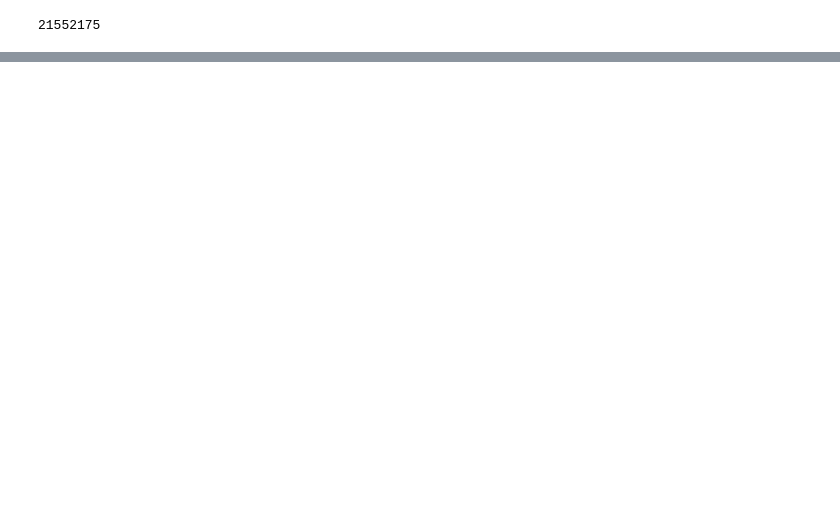
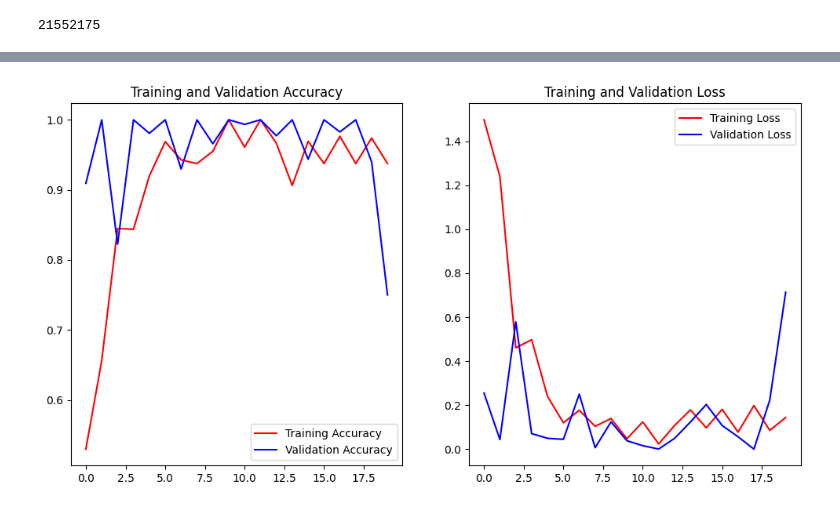
Before and after one commit to csm34/SignLanguage, a Jupyter notebook: SignLanguage.ipynb, the cells around one changed output, grey strips where cells are left out. Saved outputs shown, nothing was run; the diff lists cells and outputs as text; code cells hidden in the pictures; blank space fills up the shorter version.

```diff
--- a/SignLanguage.ipynb
+++ b/SignLanguage.ipynb
@@ -236,0 +118,7 @@ g = sns.heatmap(cm, cmap='Reds',annot=True,
+# %%
+# Apply augmentation only to training data
+train_generator = train_datagen.flow(training_images, training_labels, batch_size=32)
+# %%
+# Validation data (no augmentation)
+validation_datagen = ImageDataGenerator(rescale=1.0)
+validation_generator = validation_datagen.flow(testing_images, testing_labels, batch_size=32)
@@ -236,0 +145,15 @@ g = sns.heatmap(cm, cmap='Reds',annot=True,
+# %%
+# Compile the model
+model.compile(
+    optimizer=tf.keras.optimizers.Adam(learning_rate=0.001),
+    loss='sparse_categorical_crossentropy',
+    metrics=['accuracy']
+)
+# %%
+history = model.fit(
+    train_generator,
+    epochs=20,
+    validation_data=validation_generator,
+    steps_per_epoch=len(training_images) // 32,
+    validation_steps=len(testing_images) // 32
+)
@@ -236,0 +190,20 @@ g = sns.heatmap(cm, cmap='Reds',annot=True,
+# %%
+# Plot training and validation accuracy/loss
+epochs = range(len(history.history['accuracy']))
+plt.figure(figsize=(12, 6))
+
+plt.subplot(1, 2, 1)
+plt.plot(epochs, history.history['accuracy'], 'r', label='Training Accuracy')
+plt.plot(epochs, history.history['val_accuracy'], 'b', label='Validation Accuracy')
+plt.title('Training and Validation Accuracy')
+plt.legend()
+
+plt.subplot(1, 2, 2)
+plt.plot(epochs, history.history['loss'], 'r', label='Training Loss')
+plt.plot(epochs, history.history['val_loss'], 'b', label='Validation Loss')
+plt.title('Training and Validation Loss')
+plt.legend()
+
+plt.show()
+# %% [output]
+[figure, added]
```
Also changed, not shown: parts of 39 cells of this notebook.
